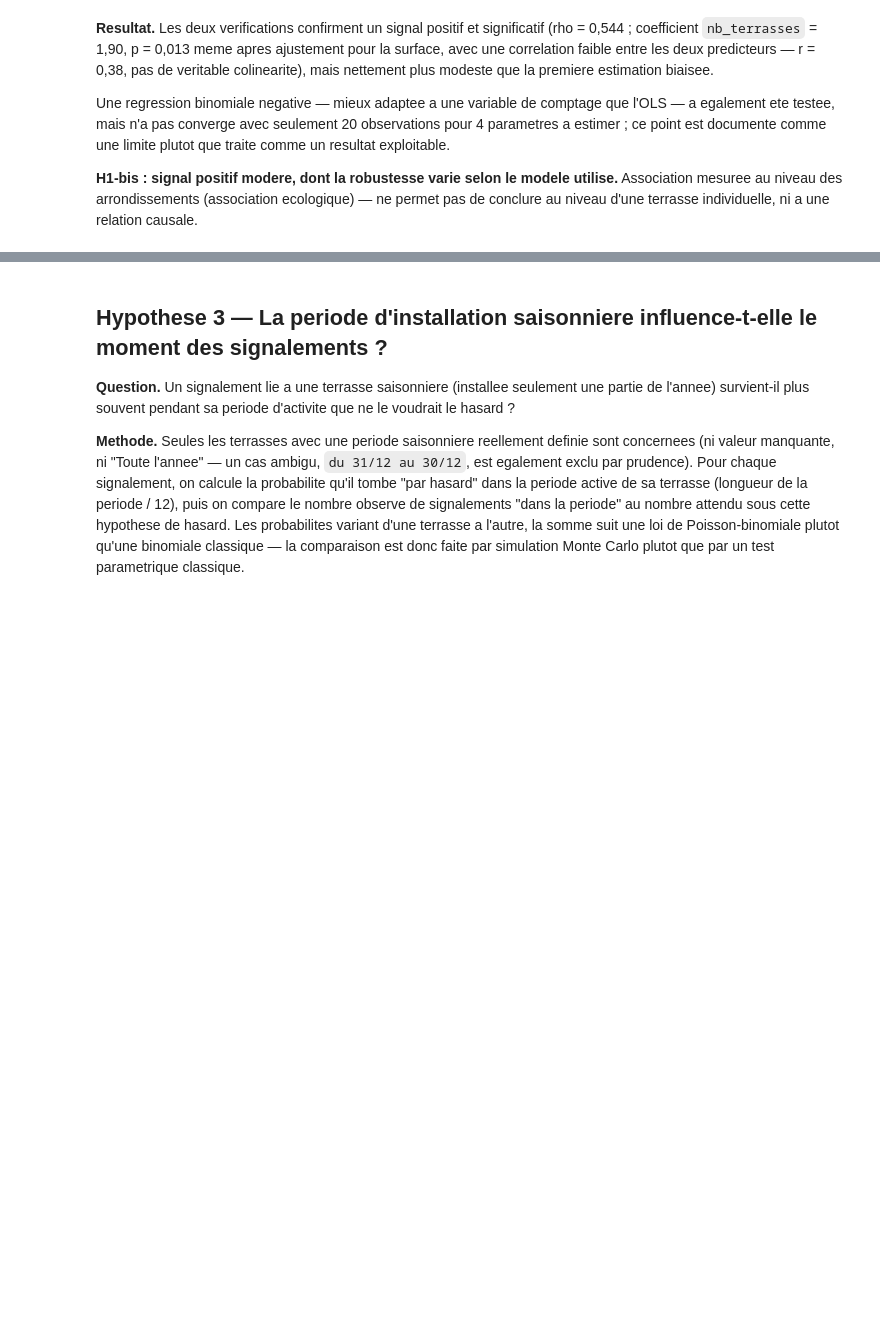
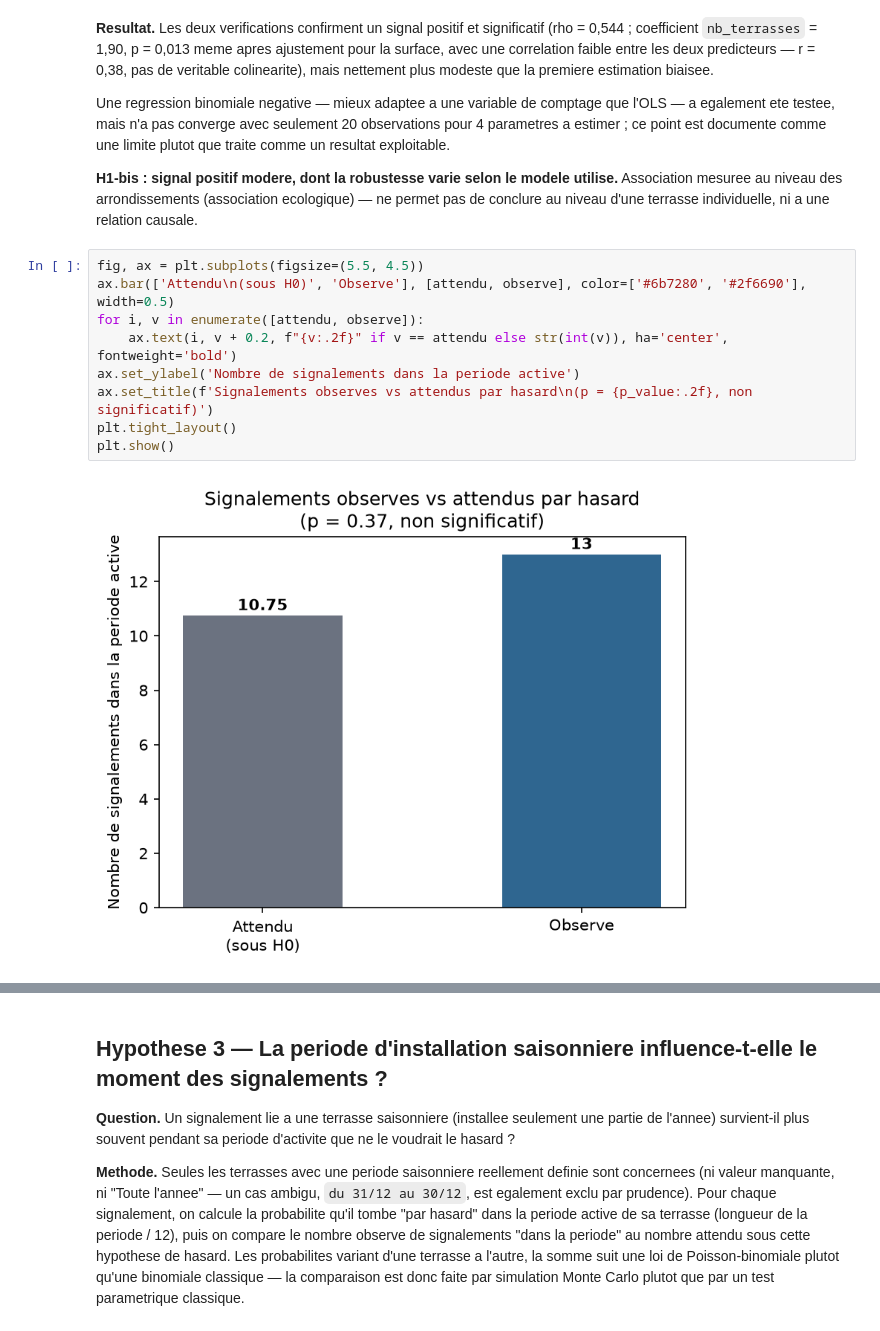
Before and after one commit to AyhamKsouri/test-technique, a Jupyter notebook: data-understanding/03_analyse_hypotheses.ipynb, the cells around one changed output, grey strips where cells are left out. Cells and saved outputs as stored; diff of their text form; blank space fills up the shorter version.

```diff
--- a/data-understanding/03_analyse_hypotheses.ipynb
+++ b/data-understanding/03_analyse_hypotheses.ipynb
@@ -277,3 +333,14 @@ un resultat exploitable.
 **H1-bis : signal positif modere, dont la robustesse varie selon le modele utilise.**
 Association mesuree au niveau des arrondissements (association ecologique) — ne permet
 pas de conclure au niveau d'une terrasse individuelle, ni a une relation causale.
+# %%
+fig, ax = plt.subplots(figsize=(5.5, 4.5))
+ax.bar(['Attendu\n(sous H0)', 'Observe'], [attendu, observe], color=['#6b7280', '#2f6690'], width=0.5)
+for i, v in enumerate([attendu, observe]):
+    ax.text(i, v + 0.2, f"{v:.2f}" if v == attendu else str(int(v)), ha='center', fontweight='bold')
+ax.set_ylabel('Nombre de signalements dans la periode active')
+ax.set_title(f'Signalements observes vs attendus par hasard\n(p = {p_value:.2f}, non significatif)')
+plt.tight_layout()
+plt.show()
+# %% [output]
+[figure, added]
```
Also changed, not shown: parts of 6 cells of this notebook, 1 other file.
